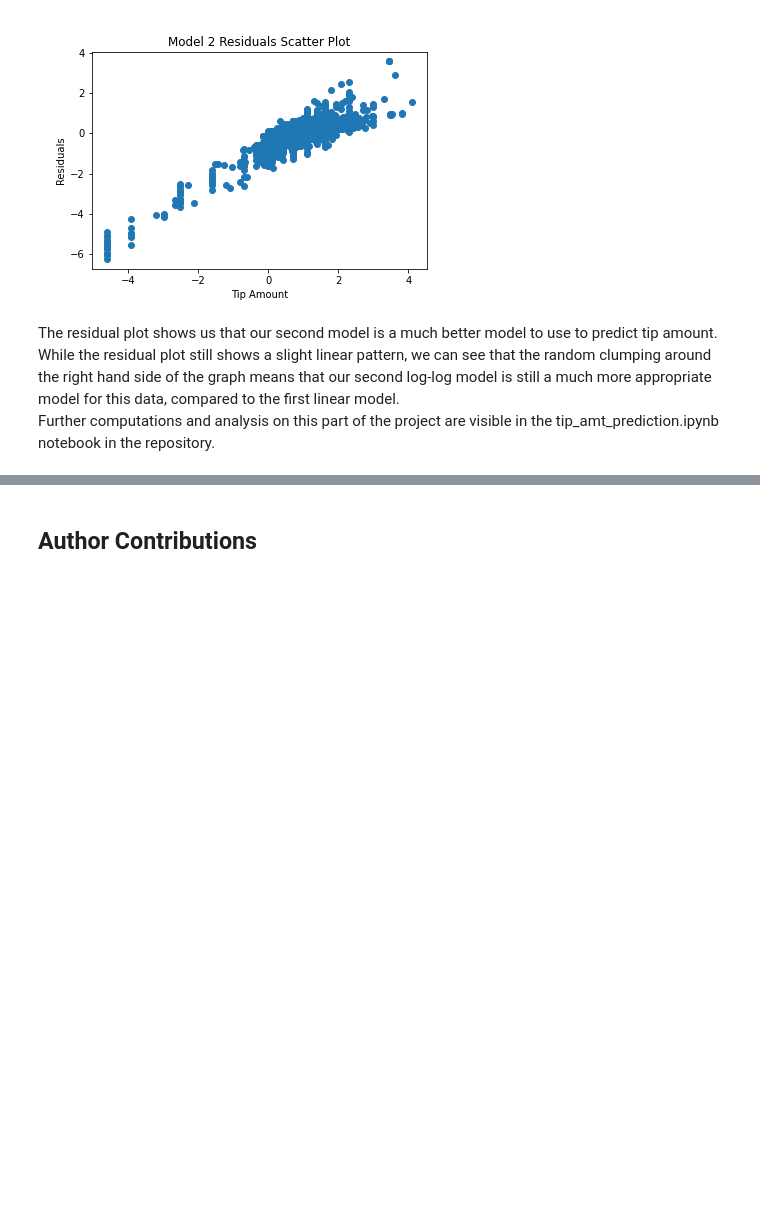
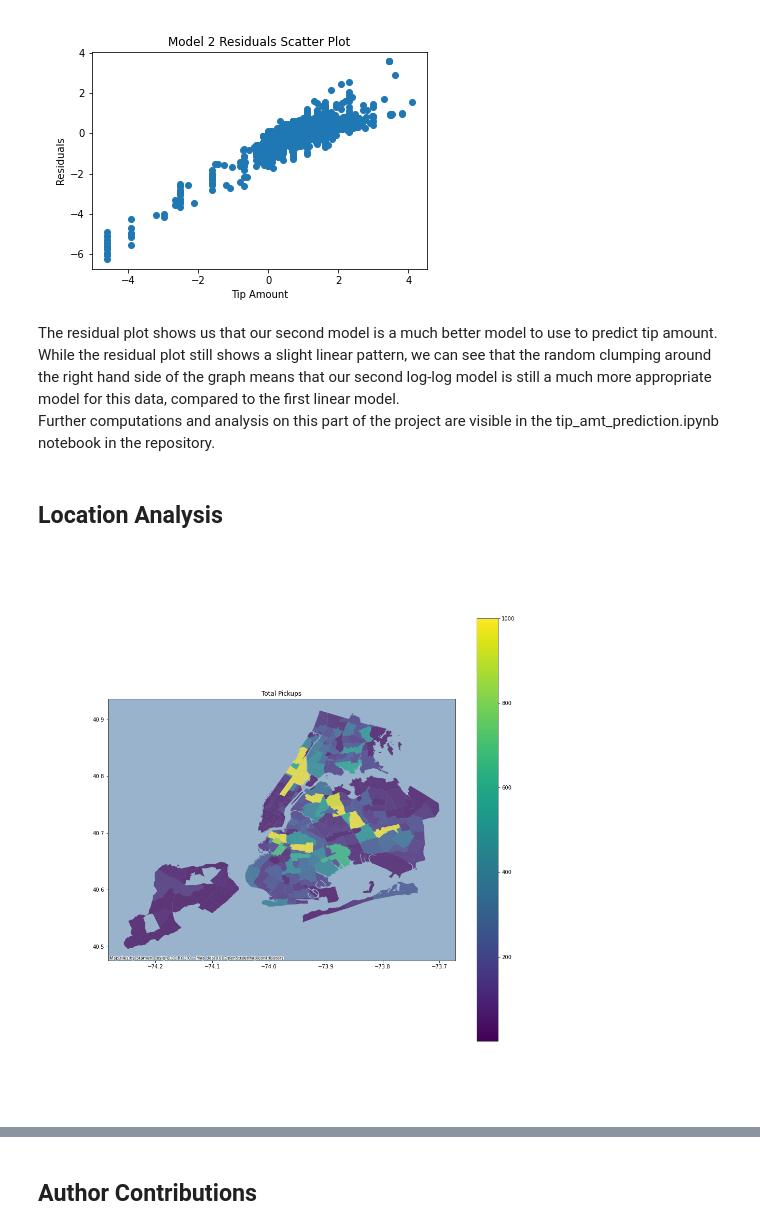
Before and after one commit to UCB-stat-159-s22/hw07-group16, a Jupyter notebook: main.ipynb, the cells around one changed output, grey strips where cells are left out. Drawn from its saved outputs; the diff is of its cells as text; code cells hidden in the pictures; blank space fills up the shorter version.

```diff
--- a/main.ipynb
+++ b/main.ipynb
@@ -130,3 +130,9 @@ Image('figures/residual_plot.png')
 The residual plot shows us that our second model is a much better model to use to predict tip amount. While the residual plot still shows a slight linear pattern, we can see that the random clumping around the right hand side of the graph means that our second log-log model is still a much more appropriate model for this data, compared to the first linear model.
 <br>
 Further computations and analysis on this part of the project are visible in the tip_amt_prediction.ipynb notebook in the repository.
+# %% [markdown]
+## Location Analysis
+# %%
+Image('figures/pickups_by_location.png')
+# %% [output]
+[figure, added]
```
Also changed, not shown: parts of 6 cells of this notebook, 2 other files.
